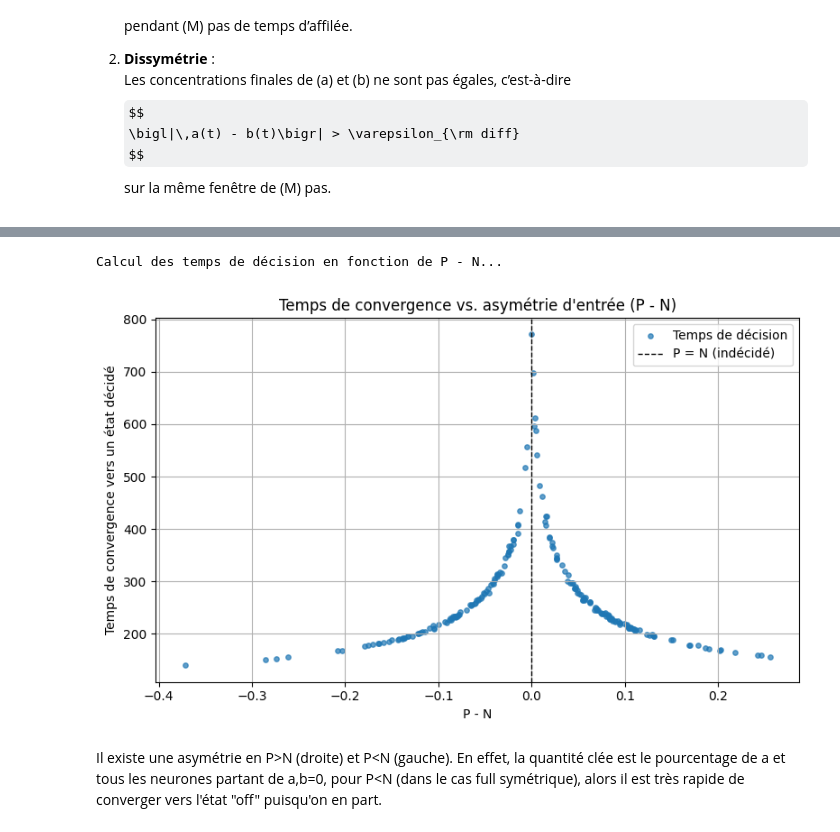
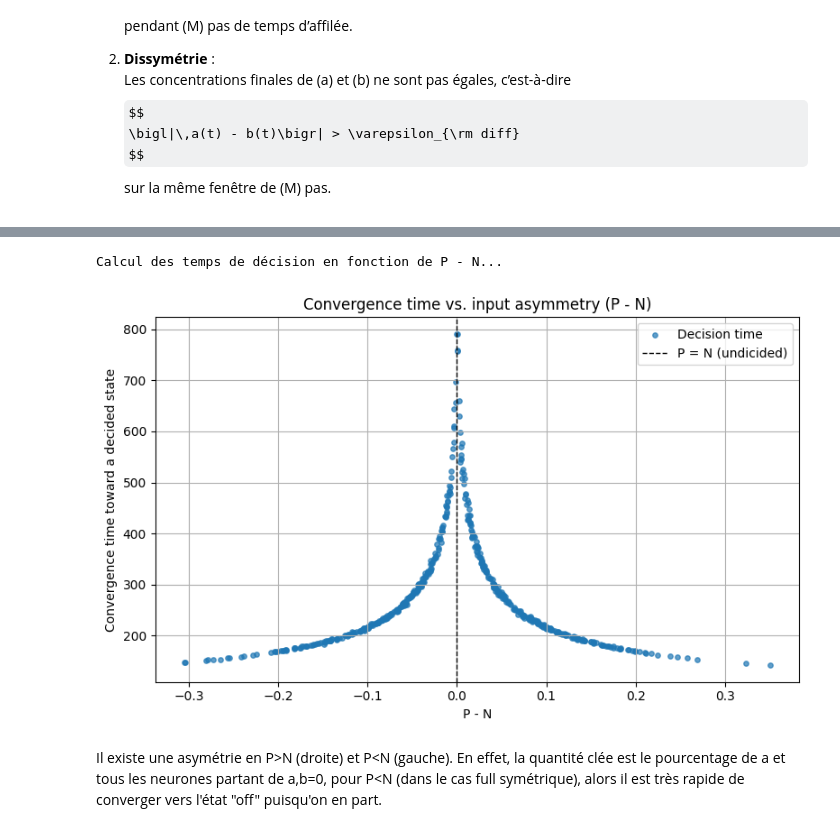
Before and after one commit to Aeronobase/Code-neural-network-with-CRNs, a Jupyter notebook: Sym Neuron-Rondelez_4_Response delay.ipynb, the cells around one changed output, grey strips where cells are left out. Cells and saved outputs as stored; diff of their text form; code cells hidden in the pictures; some formulas as TeX source.

```diff
--- a/Sym Neuron-Rondelez_4_Response delay.ipynb
+++ b/Sym Neuron-Rondelez_4_Response delay.ipynb
@@ -154,7 +58,7 @@ lambda_a = 1.0
 lambda_b = 1.0
 
 # --- Parameter grid for numerical integration ---
-nb_of_points = 100
+nb_of_points = 20
 P_grid = np.linspace(0.0, 3, nb_of_points)  # P entre 0 et 1.25
 N_grid = np.linspace(0.0, 3, nb_of_points)  # N entre 0 et 1.25
 
@@ -285,7 +191,7 @@ tf = 1000
 t_eval = np.linspace(0, tf, 3000)
 dt = t_eval[1] - t_eval[0]
 
-P_range = np.linspace(0.5, 1.5, 100)
+P_range = np.linspace(0.5, 1.5, 500)
 N_fixed = 1.0  # N est fixé, on fait varier P autour
 
 noise_sigma = 0.02  # bruit sur les inputs
@@ -341,7 +247,7 @@ mask = np.isfinite(decision_times_arr)
 plt.scatter(delta_PN_arr[mask], decision_times_arr[mask], s=15, alpha=0.7, label="Temps de décision")
 plt.axvline(0, color='k', linestyle='--', lw=1, label="P = N (indécidé)")
 plt.xlabel("P - N")
-plt.ylabel("Temps de convergence vers un état décidé")
+plt.ylabel("Convergence ")
 plt.title("Temps de convergence vs. asymétrie d'entrée (P - N)")
 plt.legend()
 plt.grid(True)
@@ -380,7 +418,7 @@ dt = t_eval[1] - t_eval[0]
 
 # --- Balayage gaussien autour de P = N ---
 P_center, N_center = 1.0, 1.0
-num_samples = 200
+num_samples = 500
 delta_range = np.random.normal(loc=0.0, scale=0.1, size=num_samples)
 
 noise_sigma = 0.02  # bruit sur les inputs
@@ -417,37 +455,37 @@ for delta in tqdm(delta_range):
     da = np.diff(a) / dt
     db = np.diff(b) / dt
     diff_ab = np.abs(a - b)
 
     # Recherche d'un état décidé stationnaire
     t_decided = np.inf
     for i in range(len(da) - M):
         if (np.all(np.abs(da[i:i+M]) < tol_stationary) and
             np.all(np.abs(db[i:i+M]) < tol_stationary) and
             np.all(diff_ab[i:i+M] > tol_difference)):
             t_decided = t[i]
             break
 
     delta_PN_list.append(delta_PN)
     decision_times.append(t_decided)
 
 # --- Conversion ---
 delta_PN_arr = np.array(delta_PN_list)
 decision_times_arr = np.array(decision_times)
 
 # --- Affichage brut ---
 plt.figure(figsize=(8, 5))
 mask = np.isfinite(decision_times_arr)
-plt.scatter(delta_PN_arr[mask], decision_times_arr[mask], s=15, alpha=0.7, label="Temps de décision")
-plt.axvline(0, color='k', linestyle='--', lw=1, label="P = N (indécidé)")
+plt.scatter(delta_PN_arr[mask], decision_times_arr[mask], s=15, alpha=0.7, label="Decision time")
+plt.axvline(0, color='k', linestyle='--', lw=1, label="P = N (undicided)")
 plt.xlabel("P - N")
-plt.ylabel("Temps de convergence vers un état décidé")
-plt.title("Temps de convergence vs. asymétrie d'entrée (P - N)")
+plt.ylabel("Convergence time toward a decided state")
+plt.title("Convergence time vs. input asymmetry (P - N)")
 plt.legend()
 plt.grid(True)
 plt.tight_layout()
 plt.show()
 # %% [output]
 Calcul des temps de décision en fonction de P - N...
-[figure, old version]
+[figure, new version]
 # %% [markdown]
 Il existe une asymétrie en P>N (droite) et P<N (gauche). En effet, la quantité clée est le pourcentage de a et tous les neurones partant de a,b=0, pour P<N (dans le cas full symétrique), alors il est très rapide de converger vers l'état "off" puisqu'on en part.
```
Also changed, not shown: parts of 15 cells of this notebook, 3 other files.
